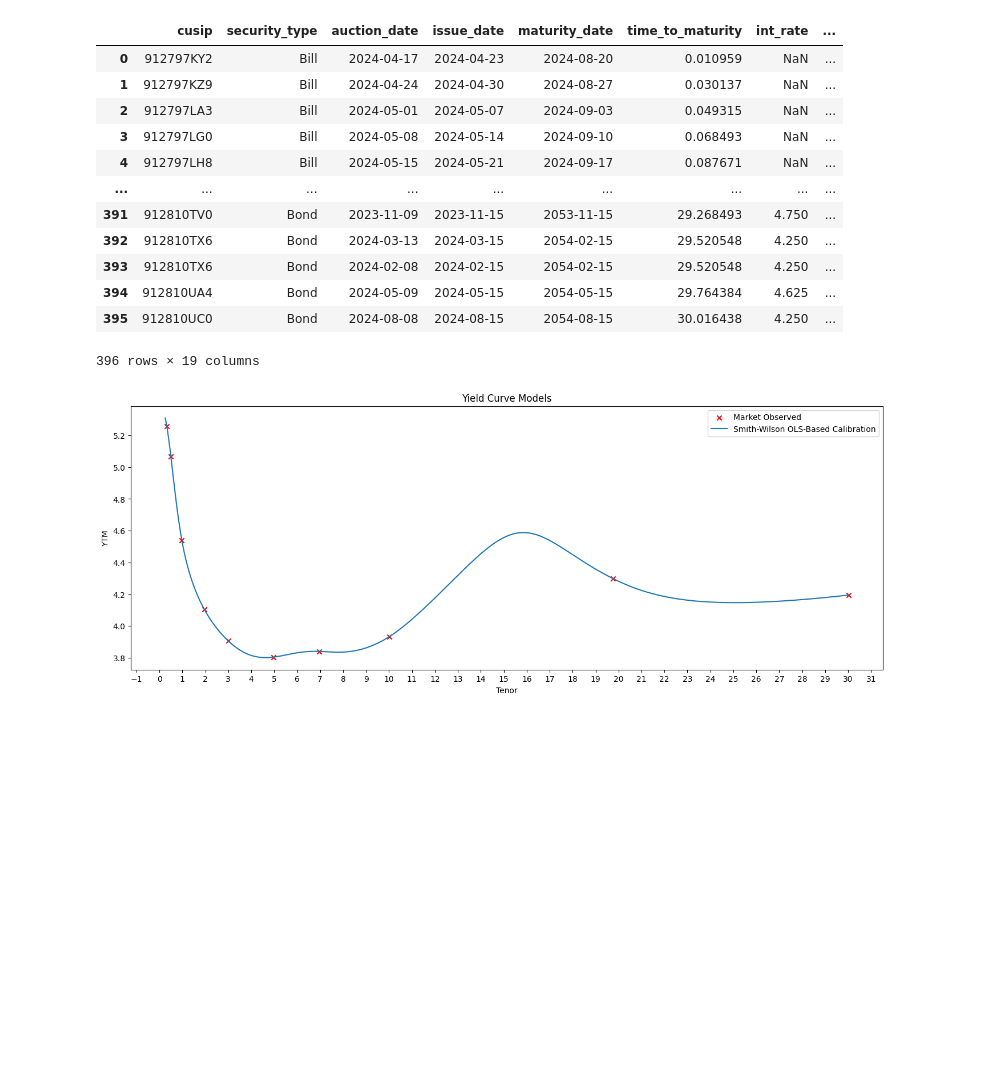
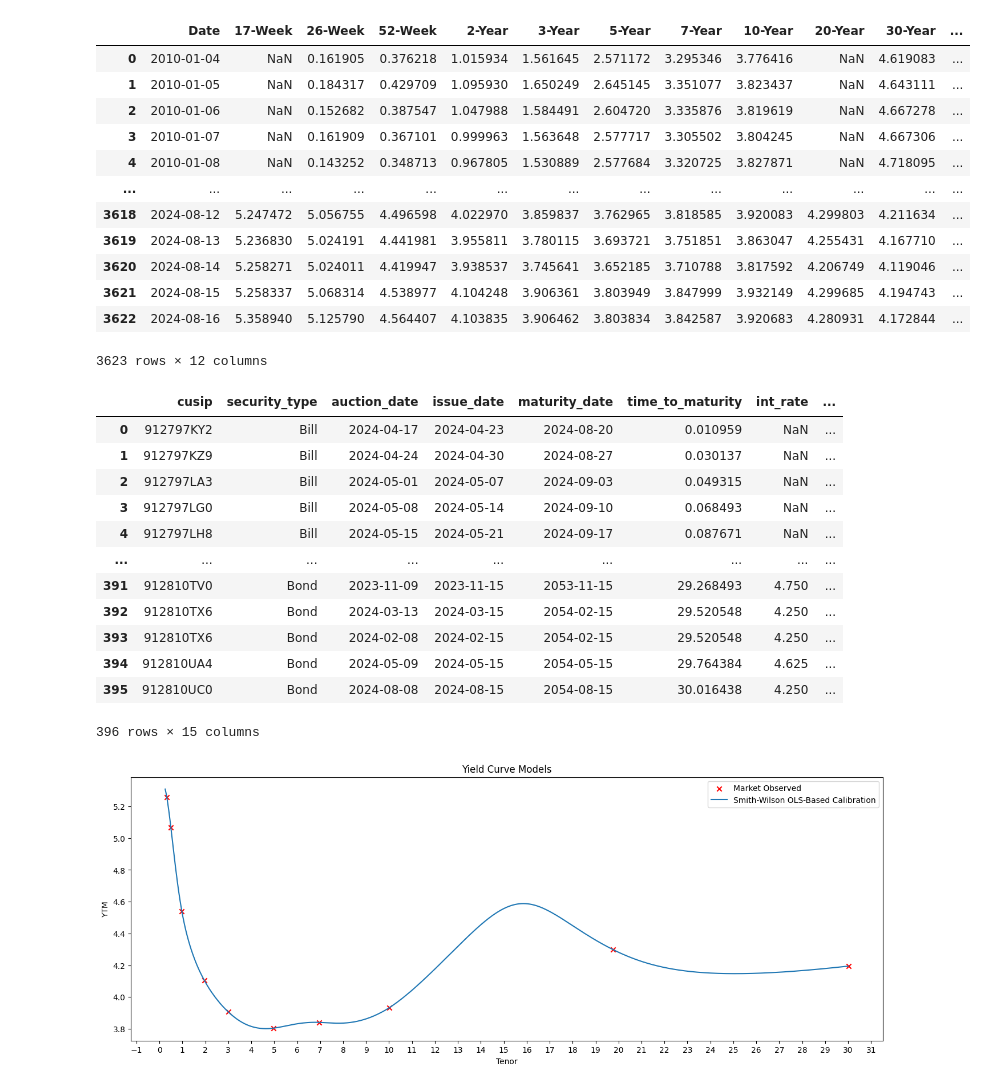
Before and after one commit to cleeclee123/Curvy-CUSIPs, a Jupyter notebook: temp.ipynb, the cells around one changed output. Drawn from its saved outputs; the diff is of its cells as text; code cells hidden in the pictures; blank space fills up the shorter version.

```diff
--- a/temp.ipynb
+++ b/temp.ipynb
@@ -89,11 +75,34 @@ dict_df = temp_tester_httpx(dates=bdays)
 # %%
 as_of_date = datetime(2024, 8, 16)
-cusip_curve_builder = CUSIP_Curve(use_ust_issue_date=True, no_logs_plz=True)
+cusip_curve_builder = CUSIP_Curve(use_ust_issue_date=True, error_verbose=True)
 auctions_df = cusip_curve_builder.get_auctions_df(as_of_date=as_of_date)
+# %%
+df = cusip_curve_builder.get_historical_cts(
+    start_date=datetime(2010, 1, 1),
+    end_date=datetime(2024, 8, 16),
+    use_bid_side=True,
+    max_concurrent_tasks=128,
+    max_keepalive_connections=25,
+)
+df
+# %% [output]
+|  | Date | 17-Week | 26-Week | 52-Week | 2-Year | 3-Year | 5-Year | 7-Year | 10-Year | 20-Year | 30-Year | ... |
+| 0 | 2010-01-04 | NaN | 0.161905 | 0.376218 | 1.015934 | 1.561645 | 2.571172 | 3.295346 | 3.776416 | NaN | 4.619083 | ... |
+| 1 | 2010-01-05 | NaN | 0.184317 | 0.429709 | 1.095930 | 1.650249 | 2.645145 | 3.351077 | 3.823437 | NaN | 4.643111 | ... |
+| 2 | 2010-01-06 | NaN | 0.152682 | 0.387547 | 1.047988 | 1.584491 | 2.604720 | 3.335876 | 3.819619 | NaN | 4.667278 | ... |
+| 3 | 2010-01-07 | NaN | 0.161909 | 0.367101 | 0.999963 | 1.563648 | 2.577717 | 3.305502 | 3.804245 | NaN | 4.667306 | ... |
+| 4 | 2010-01-08 | NaN | 0.143252 | 0.348713 | 0.967805 | 1.530889 | 2.577684 | 3.320725 | 3.827871 | NaN | 4.718095 | ... |
+| ... | ... | ... | ... | ... | ... | ... | ... | ... | ... | ... | ... | ... |
+| 3618 | 2024-08-12 | 5.247472 | 5.056755 | 4.496598 | 4.022970 | 3.859837 | 3.762965 | 3.818585 | 3.920083 | 4.299803 | 4.211634 | ... |
+| 3619 | 2024-08-13 | 5.236830 | 5.024191 | 4.441981 | 3.955811 | 3.780115 | 3.693721 | 3.751851 | 3.863047 | 4.255431 | 4.167710 | ... |
+| 3620 | 2024-08-14 | 5.258271 | 5.024011 | 4.419947 | 3.938537 | 3.745641 | 3.652185 | 3.710788 | 3.817592 | 4.206749 | 4.119046 | ... |
+| 3621 | 2024-08-15 | 5.258337 | 5.068314 | 4.538977 | 4.104248 | 3.906361 | 3.803949 | 3.847999 | 3.932149 | 4.299685 | 4.194743 | ... |
+| 3622 | 2024-08-16 | 5.358940 | 5.125790 | 4.564407 | 4.103835 | 3.906462 | 3.803834 | 3.842587 | 3.920683 | 4.280931 | 4.172844 | ... |
+3623 rows × 12 columns
 # %%
 df = cusip_curve_builder.build_curve_set(
     as_of_date=as_of_date,
-    calc_ytms=True,
+    # calc_ytms=True,
     # use_quantlib=True,
     # include_auction_results=True,
     # include_soma_holdings=True,
@@ -116,7 +125,7 @@ df
 | 393 | 912810TX6 | Bond | 2024-02-08 | 2024-02-15 | 2054-02-15 | 29.520548 | 4.250 | ... |
 | 394 | 912810UA4 | Bond | 2024-05-09 | 2024-05-15 | 2054-05-15 | 29.764384 | 4.625 | ... |
 | 395 | 912810UC0 | Bond | 2024-08-08 | 2024-08-15 | 2054-08-15 | 30.016438 | 4.250 | ... |
-396 rows × 19 columns
+396 rows × 15 columns
 # %%
 from server.models.calibrate import (
     calibrate_ns_ols,
```
Also changed, not shown: parts of 2 cells of this notebook, 3 other files.
